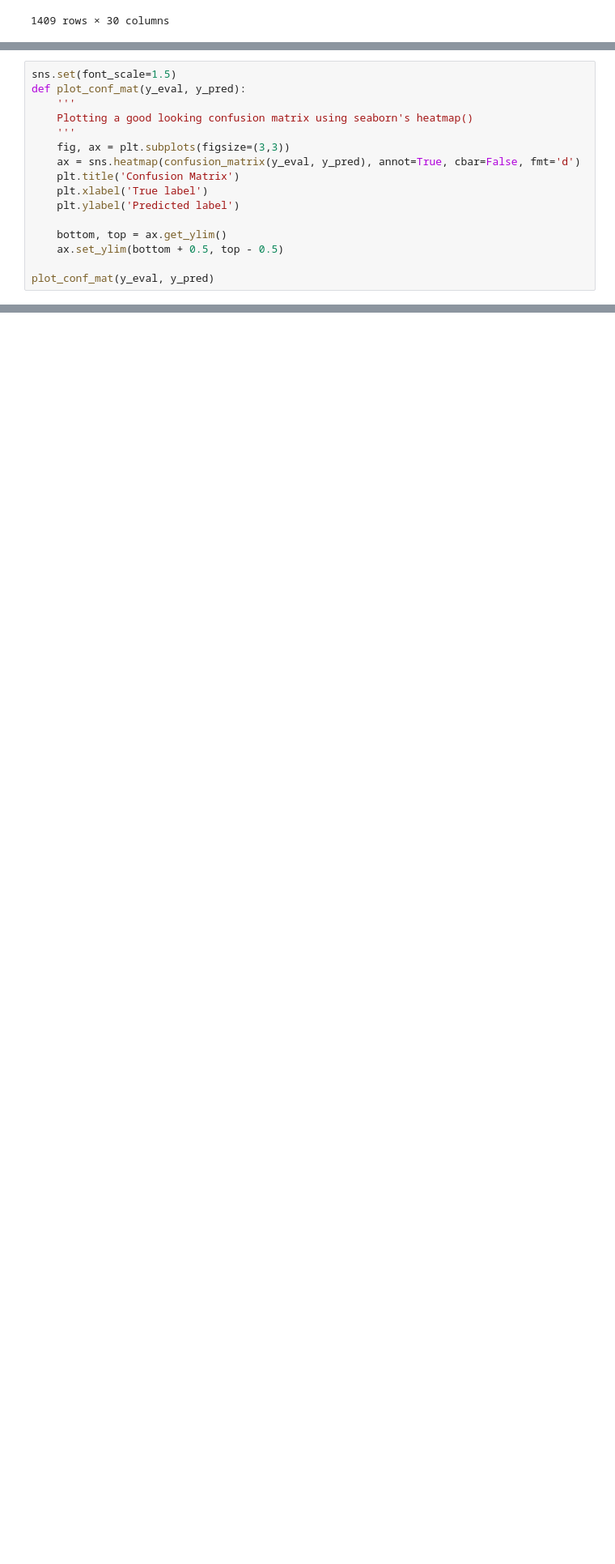
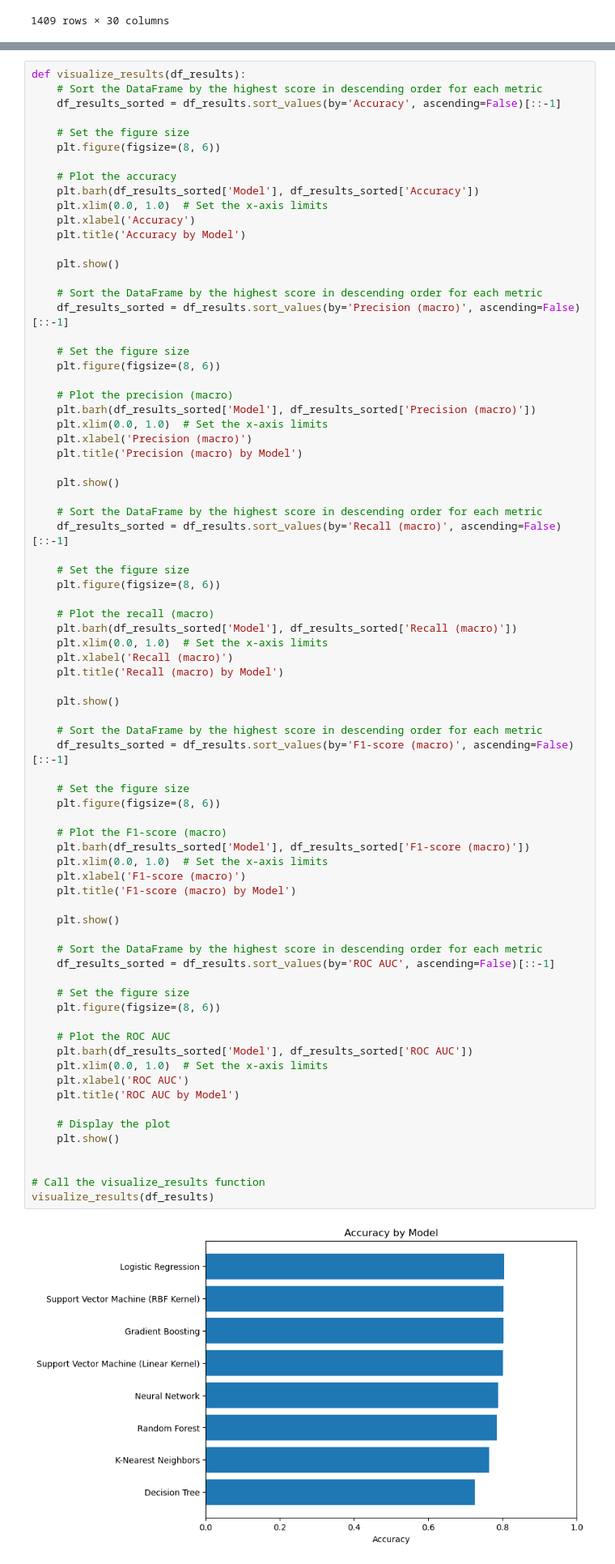
Before and after one commit to Jauloma/GIT_LP3, a Jupyter notebook: Code/Customer Churn_LP3.ipynb, the cells around one changed output, grey strips where cells are left out. Shown at 81% size. Cells and saved outputs as stored; diff of their text form; blank space fills up the shorter version.

```diff
--- a/Code/Customer Churn_LP3.ipynb
+++ b/Code/Customer Churn_LP3.ipynb
@@ -1739,16 +1344,0 @@ The above result from the confusion matrix can be interpreted as follows:
-# %%
-sns.set(font_scale=1.5)
-def plot_conf_mat(y_eval, y_pred):
-    '''
-    Plotting a good looking confusion matrix using seaborn's heatmap()
-    '''
-    fig, ax = plt.subplots(figsize=(3,3))
-    ax = sns.heatmap(confusion_matrix(y_eval, y_pred), annot=True, cbar=False, fmt='d')
-    plt.title('Confusion Matrix')
-    plt.xlabel('True label')
-    plt.ylabel('Predicted label')
-
-    bottom, top = ax.get_ylim()
-    ax.set_ylim(bottom + 0.5, top - 0.5)
-
-plot_conf_mat(y_eval, y_pred)
@@ -1972,0 +1556,78 @@ Since gender is a binary feature that takes two possible values (male or female)
+# %%
+def visualize_results(df_results):
+    # Sort the DataFrame by the highest score in descending order for each metric
+    df_results_sorted = df_results.sort_values(by='Accuracy', ascending=False)[::-1]
+
+    # Set the figure size
+    plt.figure(figsize=(8, 6))
+
+    # Plot the accuracy
+    plt.barh(df_results_sorted['Model'], df_results_sorted['Accuracy'])
+    plt.xlim(0.0, 1.0)  # Set the x-axis limits
+    plt.xlabel('Accuracy')
+    plt.title('Accuracy by Model')
+
+    plt.show()
+
+    # Sort the DataFrame by the highest score in descending order for each metric
+    df_results_sorted = df_results.sort_values(by='Precision (macro)', ascending=False)[::-1]
+
+    # Set the figure size
+    plt.figure(figsize=(8, 6))
+
+    # Plot the precision (macro)
+    plt.barh(df_results_sorted['Model'], df_results_sorted['Precision (macro)'])
+    plt.xlim(0.0, 1.0)  # Set the x-axis limits
+    plt.xlabel('Precision (macro)')
+    plt.title('Precision (macro) by Model')
+
+    plt.show()
+
+    # Sort the DataFrame by the highest score in descending order for each metric
+    df_results_sorted = df_results.sort_values(by='Recall (macro)', ascending=False)[::-1]
+
+    # Set the figure size
+    plt.figure(figsize=(8, 6))
+
+    # Plot the recall (macro)
+    plt.barh(df_results_sorted['Model'], df_results_sorted['Recall (macro)'])
+    plt.xlim(0.0, 1.0)  # Set the x-axis limits
+    plt.xlabel('Recall (macro)')
+    plt.title('Recall (macro) by Model')
+
+    plt.show()
+
+    # Sort the DataFrame by the highest score in descending order for each metric
+    df_results_sorted = df_results.sort_values(by='F1-score (macro)', ascending=False)[::-1]
+
+    # Set the figure size
+    plt.figure(figsize=(8, 6))
+
+    # Plot the F1-score (macro)
+    plt.barh(df_results_sorted['Model'], df_results_sorted['F1-score (macro)'])
+    plt.xlim(0.0, 1.0)  # Set the x-axis limits
+    plt.xlabel('F1-score (macro)')
+    plt.title('F1-score (macro) by Model')
+
+    plt.show()
+
+    # Sort the DataFrame by the highest score in descending order for each metric
+    df_results_sorted = df_results.sort_values(by='ROC AUC', ascending=False)[::-1]
+
+    # Set the figure size
+    plt.figure(figsize=(8, 6))
+
+    # Plot the ROC AUC
+    plt.barh(df_results_sorted['Model'], df_results_sorted['ROC AUC'])
+    plt.xlim(0.0, 1.0)  # Set the x-axis limits
+    plt.xlabel('ROC AUC')
+    plt.title('ROC AUC by Model')
+
+    # Display the plot
+    plt.show()
+
+
+# Call the visualize_results function
+visualize_results(df_results)
+# %% [output]
+[figure, added]
```
Also changed, not shown: parts of 123 cells of this notebook.
